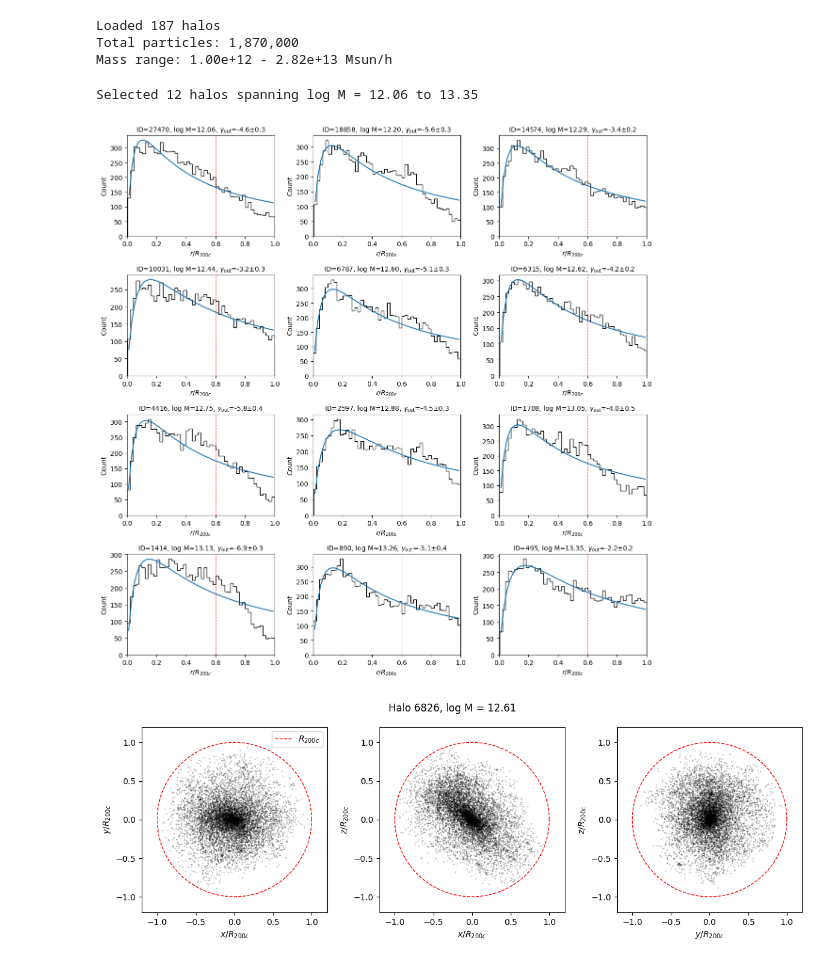
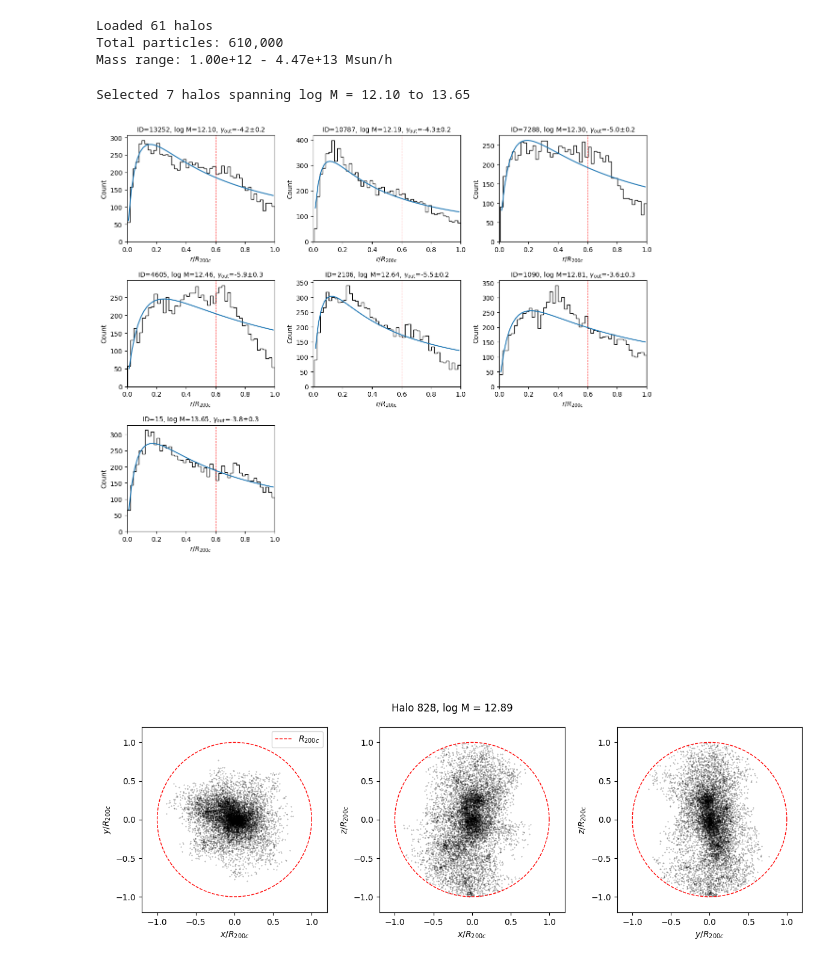
Before and after one commit to Richard-Sti/CDMProfile, a Jupyter notebook: notebooks/show_halos.ipynb, the cells around one changed output. Drawn from its saved outputs; the diff is of its cells as text; code cells hidden in the pictures.

```diff
--- a/notebooks/show_halos.ipynb
+++ b/notebooks/show_halos.ipynb
@@ -7,7 +7,7 @@ from pathlib import Path
 from cdmprof import fit_nfw
 # %%
 # Load particle data
-data_path = Path("../data/tng_particles/particles_050.hdf5")
+data_path = Path("../data/tng_particles/particles_033.hdf5")
 
 with File(data_path, 'r') as f:
     radii = f['radii'][:]
@@ -24,9 +24,9 @@ print(f"Loaded {n_halos} halos")
 print(f"Total particles: {len(radii):,}")
 print(f"Mass range: {M200c.min():.2e} - {M200c.max():.2e} Msun/h")
 # %% [output]
-Loaded 187 halos
-Total particles: 1,870,000
-Mass range: 1.00e+12 - 2.82e+13 Msun/h
+Loaded 61 halos
+Total particles: 610,000
+Mass range: 1.00e+12 - 4.47e+13 Msun/h
 # %%
 def get_halo_radii(idx):
     """Get radii for halo at index idx."""
@@ -170,8 +169,8 @@ fig = plot_halo_grid(selected)
 fig.savefig("/Users/rstiskalek/Downloads/halo_grid.png", dpi=300)
 plt.show()
 # %% [output]
-Selected 12 halos spanning log M = 12.06 to 13.35
+Selected 7 halos spanning log M = 12.10 to 13.65
-[figure, old version]
+[figure, new version]
 # %%
 def get_halo_positions(halo_id):
     """Get positions for halo by ID."""
@@ -212,10 +211,10 @@ def plot_projections(halo_id, s=0.1, alpha=0.5):
     plt.tight_layout()
     return fig
 # %%
-hid = 6826
+hid = 828
 
 # Plot projections for a specific halo
 plot_projections(hid)
 plt.show()
 # %% [output]
-[figure, old version]
+[figure, new version]
```
Also changed, not shown: parts of 1 cell of this notebook.
